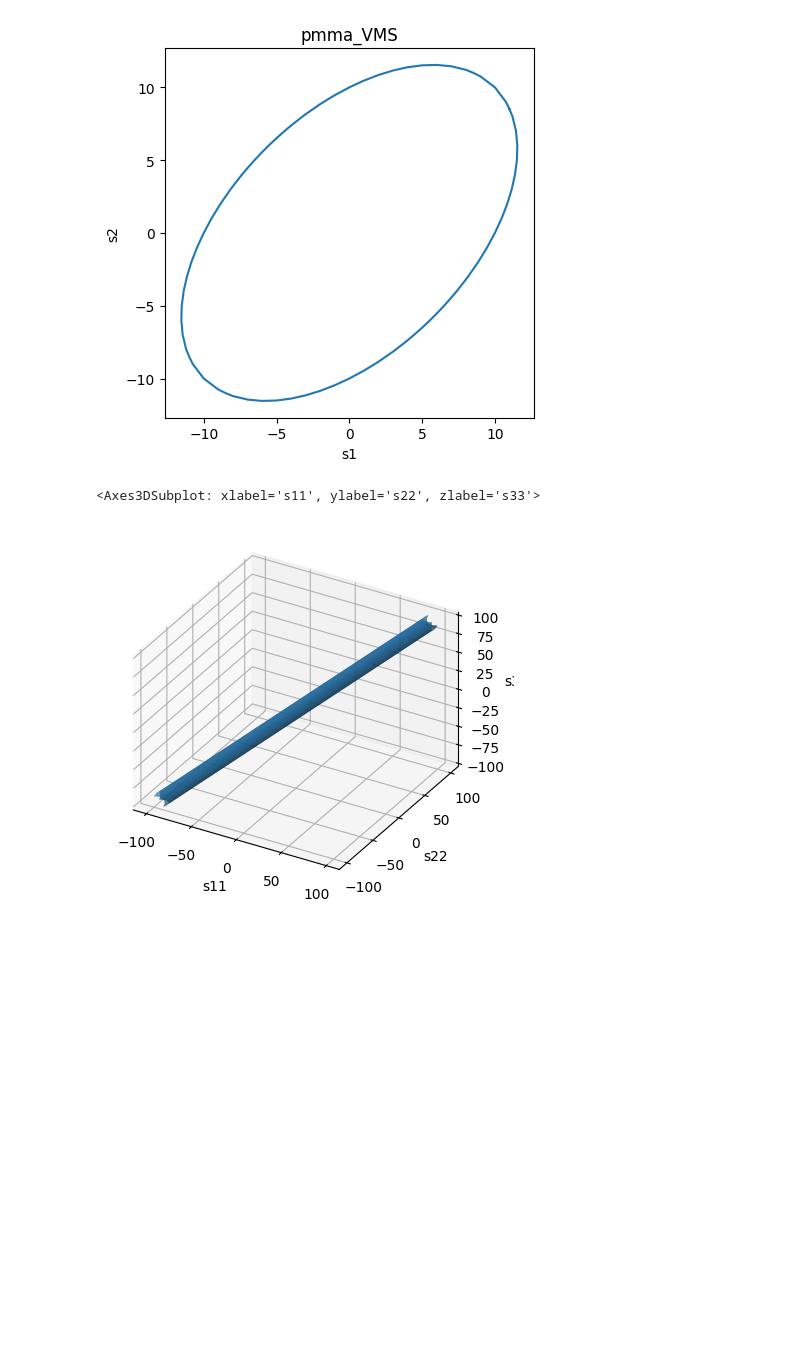
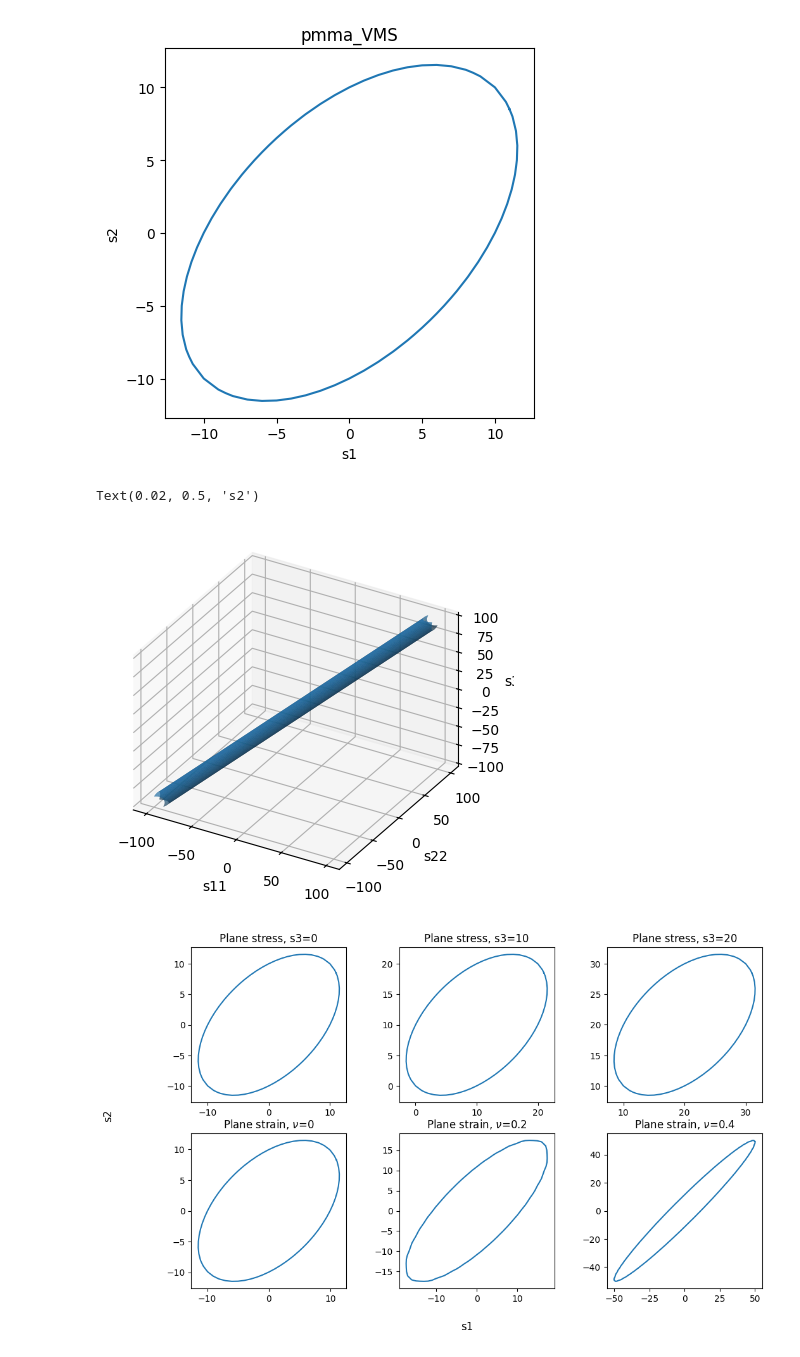
Before and after one commit to lyyc199586/cm-vis, a Jupyter notebook: examples/strength_plot.ipynb, the cells around one changed output. Saved outputs shown, nothing was run; the diff lists cells and outputs as text; code cells hidden in the pictures; blank space fills up the shorter version.

Commit message:
add support for plane strain in strength plot

```diff
--- a/examples/strength_plot.ipynb
+++ b/examples/strength_plot.ipynb
@@ -24,16 +24,35 @@ surface.gen(data_dir=data_dir)
 # %% [output]
 Saved to: ../data/strength//ss_pmma_VMS_props[10]_srange[-100, 100, 201].npy
 [figure]
-# %%
-# %%
-import glob
-from cm_vis.strength.plot import SurfacePlotter
-
-data_dir = '../data/strength/'
-vm = glob.glob(data_dir + '*vms*.npy')
-
-plotter = SurfacePlotter(vm[0])
-plotter.plot(dim=3)
-# %% [output]
-<Axes3DSubplot: xlabel='s11', ylabel='s22', zlabel='s33'>
-[figure, removed]
+# %%
+# %% 3D, 2D plane stress, and 2D plane strain
+import glob
+import matplotlib.pyplot as plt
+from cm_vis.strength.plot import SurfacePlotter
+
+data_dir = "../data/strength/"
+vm = glob.glob(data_dir + "*vms*.npy")
+
+plotter = SurfacePlotter(vm[0])
+ax = plotter.plot()
+
+# plane stress vs. plane strain
+fig, axs = plt.subplots(2, 3, figsize=(12, 7))
+# plt.style.use("elsevier")
+
+s3 = [0, 10, 20]
+for i in range(3):
+    plotter.plot(option="plane_stress", s3=s3[i], ax=axs[0][i])
+    axs[0][i].set_title(f"Plane stress, s3={s3[i]}")
+
+nu = [0, 0.2, 0.4]
+for i in range(3):
+    plotter.plot(option="plane_strain", nu=nu[i], ax=axs[1][i])
+    axs[1][i].set_title(f"Plane strain, $\\nu$={nu[i]}")
+
+for ax in axs.flatten():
+    ax.set(aspect="equal")
+# %% [output]
+Text(0.02, 0.5, 's2')
+[figure, added]
+[figure, added]
```
Also changed, not shown: parts of 1 cell of this notebook, 2 other files.
